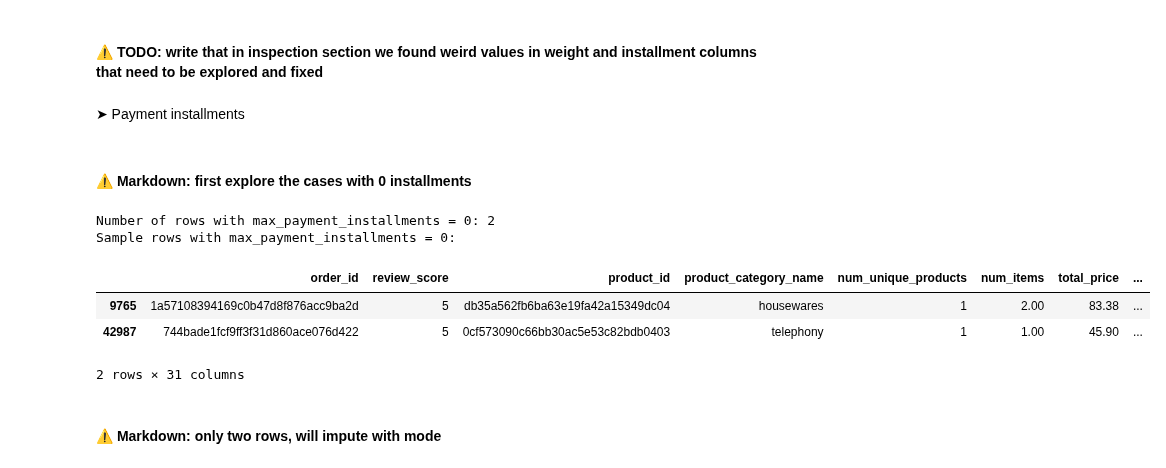
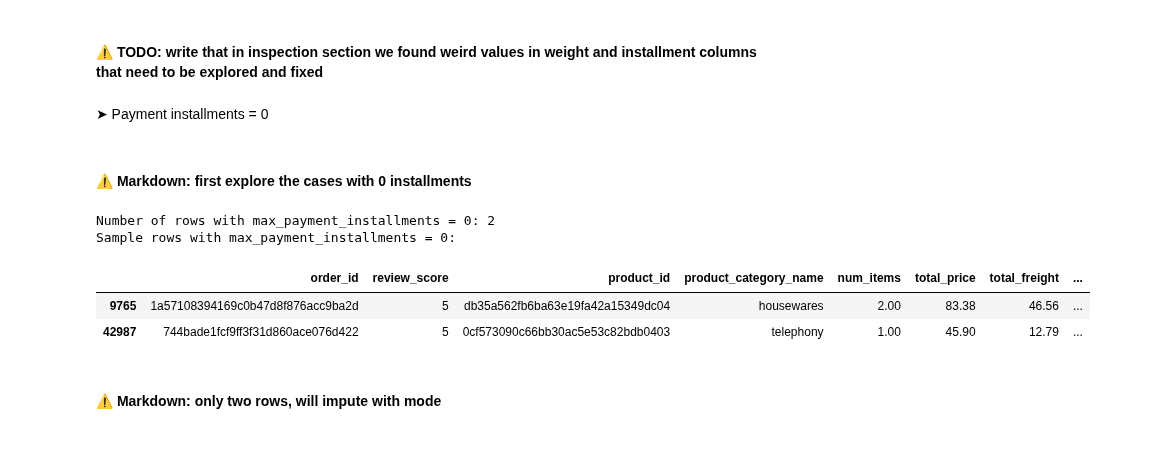
Before and after one commit to OlesyaEvseeva/customer-satisfaction-ecommerce, a Jupyter notebook: notebooks/02_data_integration_preprocessing.ipynb, the cells around one changed output. Drawn from its saved outputs; the diff is of its cells as text; code cells hidden in the pictures.

```diff
--- a/notebooks/02_data_integration_preprocessing.ipynb
+++ b/notebooks/02_data_integration_preprocessing.ipynb
@@ -385,6 +385,7 @@ main_columns_basic = [
     "review_score",
     "product_id",
     "product_category_name",
+    "num_items",
     "total_price",
     "total_freight",
     "total_amount",
@@ -577,27 +578,26 @@ df_orders.reset_index(drop=True, inplace=True)
 # %% [markdown]
 #### ⚠️ TODO: write that in inspection section we found weird values in weight and installment columns that need to be explored and fixed
 # %% [markdown]
-➤ Payment installments
+➤ Payment installments = 0
 # %% [markdown]
 #### ⚠️ Markdown: first explore the cases with 0 installments
 # %%
 # Explore rows where max_payment_installments is 0
 
 # Check how many rows have 0 installments
 num_zero_installments = (df_orders["max_payment_installments"] == 0).sum()
 print(f"Number of rows with max_payment_installments = 0: {num_zero_installments}")
 
 # Display a few sample rows with this issue to inspect further
-df_zero_installments = df_orders[df_orders["max_payment_installments"] == 0]
+df_zero_installments = df_orders[df_orders["max_payment_installments"] == 0][main_columns_basic+main_columns_payment]
 print("Sample rows with max_payment_installments = 0:")
 display(df_zero_installments.head())
 # %% [output]
 Number of rows with max_payment_installments = 0: 2
 Sample rows with max_payment_installments = 0:
-|  | order_id | review_score | product_id | product_category_name | num_unique_products | num_items | total_price | ... |
-| 9765 | 1a57108394169c0b47d8f876acc9ba2d | 5 | db35a562fb6ba63e19fa42a15349dc04 | housewares | 1 | 2.00 | 83.38 | ... |
-| 42987 | 744bade1fcf9ff3f31d860ace076d422 | 5 | 0cf573090c66bb30ac5e53c82bdb0403 | telephony | 1 | 1.00 | 45.90 | ... |
+|  | order_id | review_score | product_id | product_category_name | num_items | total_price | total_freight | ... |
+| 9765 | 1a57108394169c0b47d8f876acc9ba2d | 5 | db35a562fb6ba63e19fa42a15349dc04 | housewares | 2.00 | 83.38 | 46.56 | ... |
+| 42987 | 744bade1fcf9ff3f31d860ace076d422 | 5 | 0cf573090c66bb30ac5e53c82bdb0403 | telephony | 1.00 | 45.90 | 12.79 | ... |
-2 rows × 31 columns
 # %% [markdown]
 #### ⚠️ Markdown: only two rows, will impute with mode
 # %%
```
Also changed, not shown: parts of 8 cells of this notebook.
